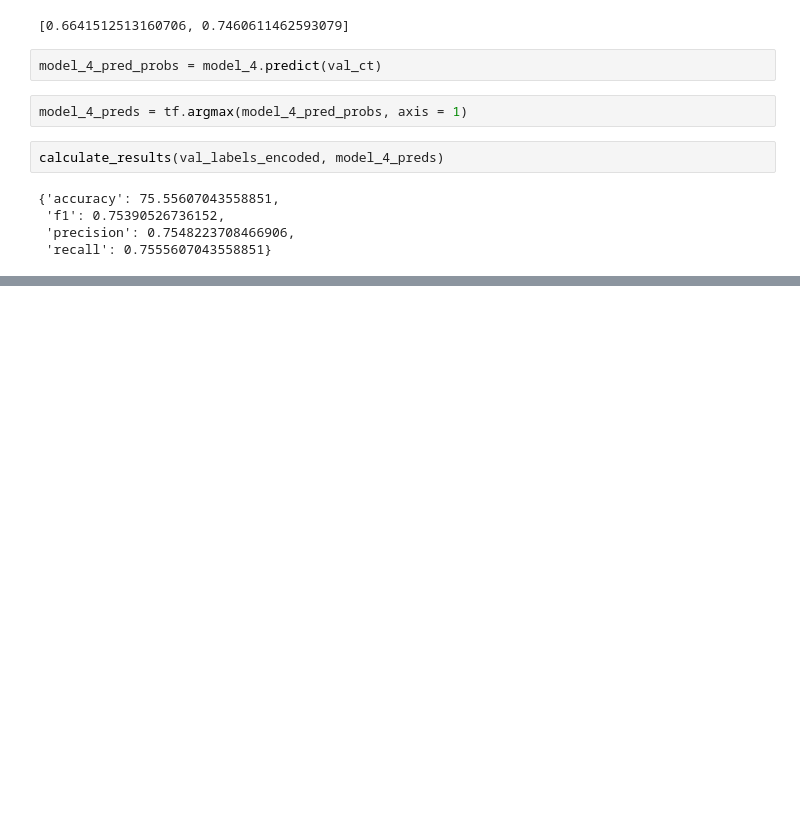
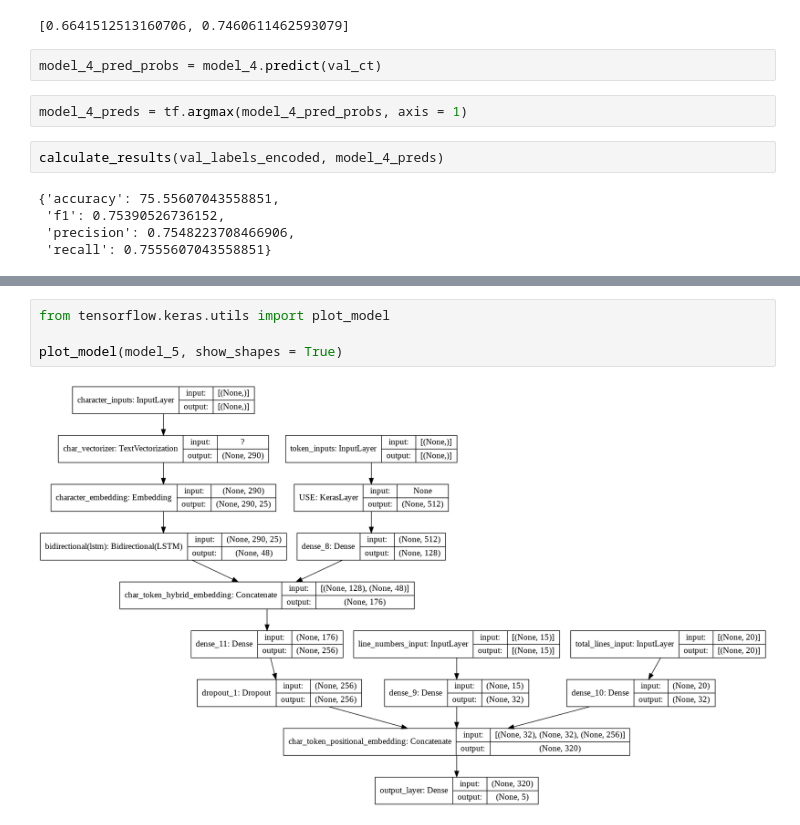
Before and after one commit to artms-18/ML-Projects, a Jupyter notebook: SkimLit.ipynb, the cells around one changed output, grey strips where cells are left out. Cells and saved outputs as stored; diff of their text form; blank space fills up the shorter version.

```diff
--- a/SkimLit.ipynb
+++ b/SkimLit.ipynb
@@ -1030,0 +1183,6 @@ calculate_results(val_labels_encoded, model_4_preds)
+# %%
+from tensorflow.keras.utils import plot_model
+
+plot_model(model_5, show_shapes = True)
+# %% [output]
+[figure, added]
```
Also changed, not shown: parts of 35 cells of this notebook.
